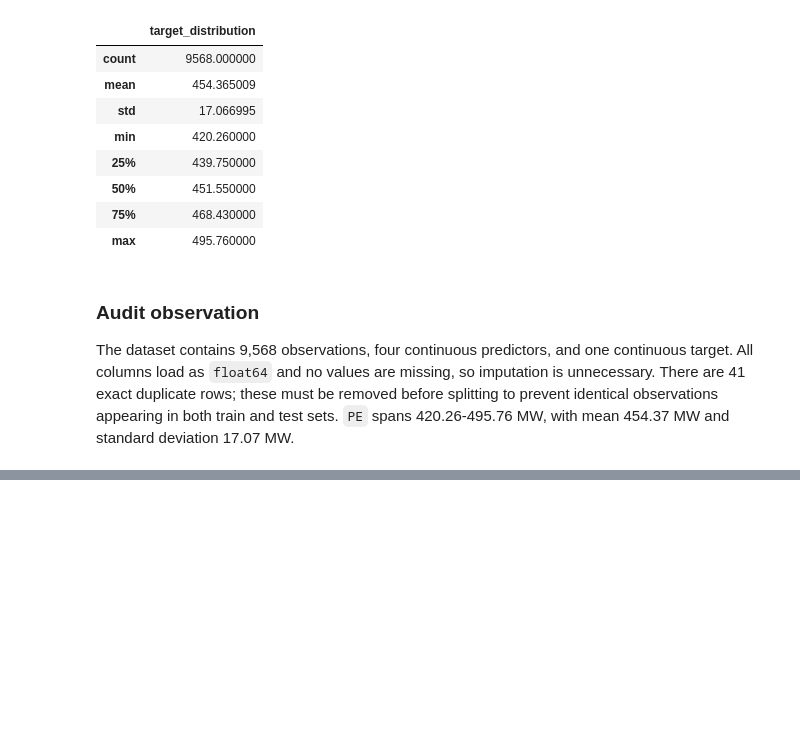
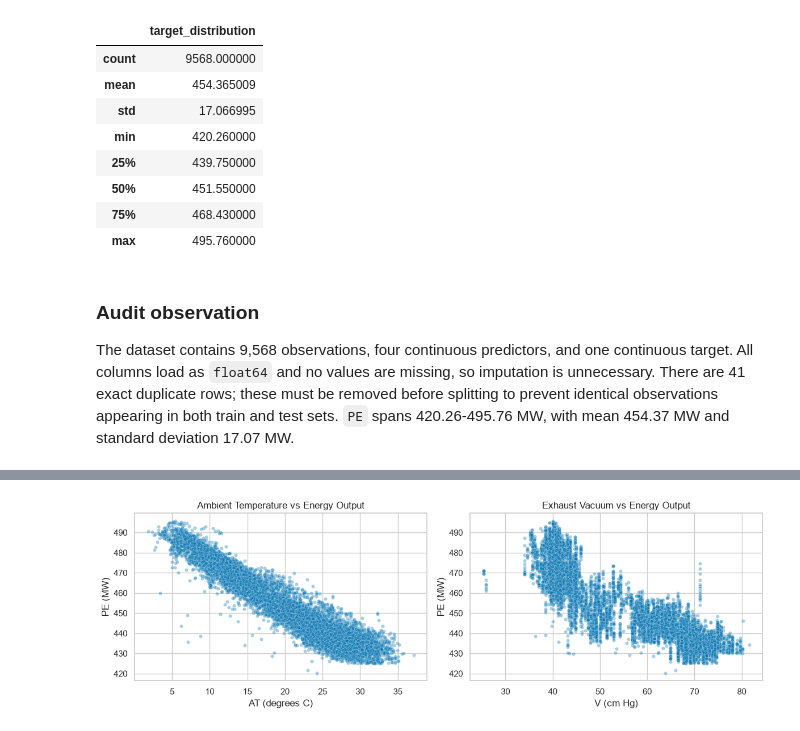
Before and after one commit to arhamgarg/ml-capstone, a Jupyter notebook: notebooks/regression.ipynb, the cells around one changed output, grey strips where cells are left out. Cells and saved outputs as stored; diff of their text form; code cells hidden in the pictures; blank space fills up the shorter version.

```diff
--- a/notebooks/regression.ipynb
+++ b/notebooks/regression.ipynb
@@ -82,0 +121,9 @@ The dataset contains 9,568 observations, four continuous predictors, and one con
+# %%
+fig, axes = plt.subplots(1, 2, figsize=(12, 4))
+sns.scatterplot(data=df, x="AT", y=TARGET, alpha=0.35, s=20, ax=axes[0])
+axes[0].set(title="Ambient Temperature vs Energy Output", xlabel="AT (degrees C)", ylabel="PE (MW)")
+sns.scatterplot(data=df, x="V", y=TARGET, alpha=0.35, s=20, ax=axes[1])
+axes[1].set(title="Exhaust Vacuum vs Energy Output", xlabel="V (cm Hg)", ylabel="PE (MW)")
+plt.tight_layout()
+# %% [output]
+[figure, added]
```
Also changed, not shown: parts of 8 cells of this notebook.
